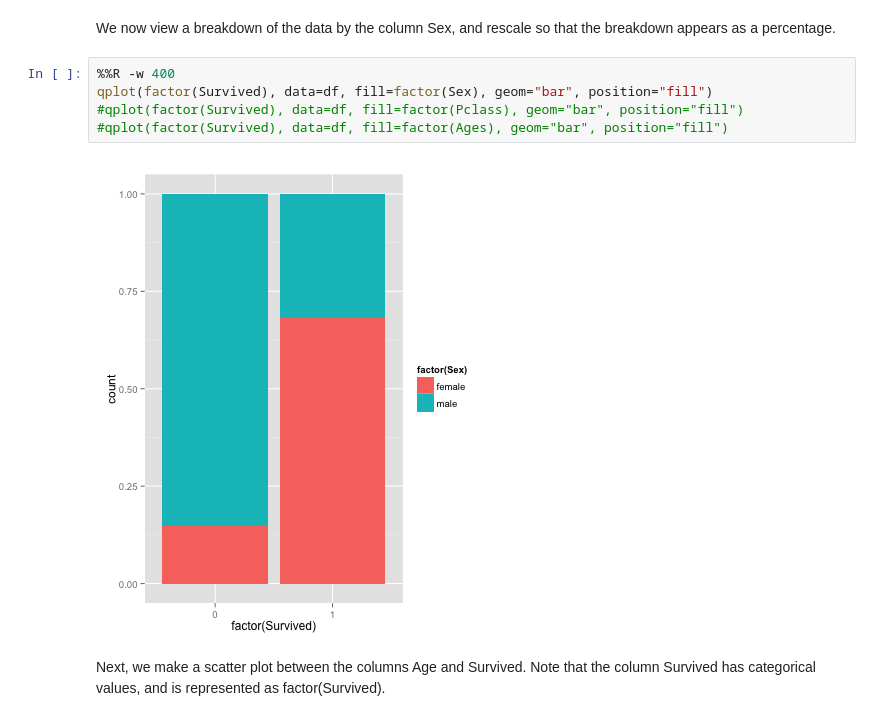
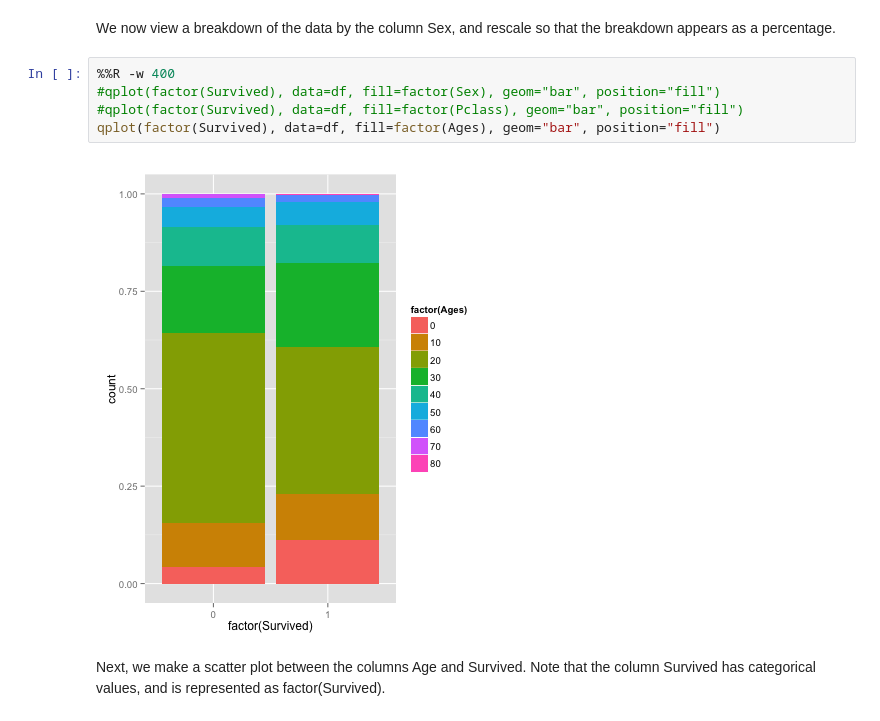
Before and after one commit to savarin/pyconuk-introtutorial, a Jupyter notebook: notebooks/Appendix B - Visualisation.ipynb, the cells around one changed output. Drawn from its saved outputs; the diff is of its cells as text.

```diff
--- a/notebooks/Appendix B - Visualisation.ipynb
+++ b/notebooks/Appendix B - Visualisation.ipynb
@@ -41,11 +41,11 @@ qplot(factor(Survived), data=df, geom="bar")
 We now view a breakdown of the data by the column Sex, and rescale so that the breakdown appears as a percentage.
 # %%
 %%R -w 400
-qplot(factor(Survived), data=df, fill=factor(Sex), geom="bar", position="fill")
+#qplot(factor(Survived), data=df, fill=factor(Sex), geom="bar", position="fill")
 #qplot(factor(Survived), data=df, fill=factor(Pclass), geom="bar", position="fill")
-#qplot(factor(Survived), data=df, fill=factor(Ages), geom="bar", position="fill")
+qplot(factor(Survived), data=df, fill=factor(Ages), geom="bar", position="fill")
 # %% [output]
-[figure, old version]
+[figure, new version]
 # %% [markdown]
 Next, we make a scatter plot between the columns Age and Survived. Note that the column Survived has categorical values, and is represented as factor(Survived).
 # %%
```
Also changed, not shown: parts of 1 cell of this notebook, 6 other files.
